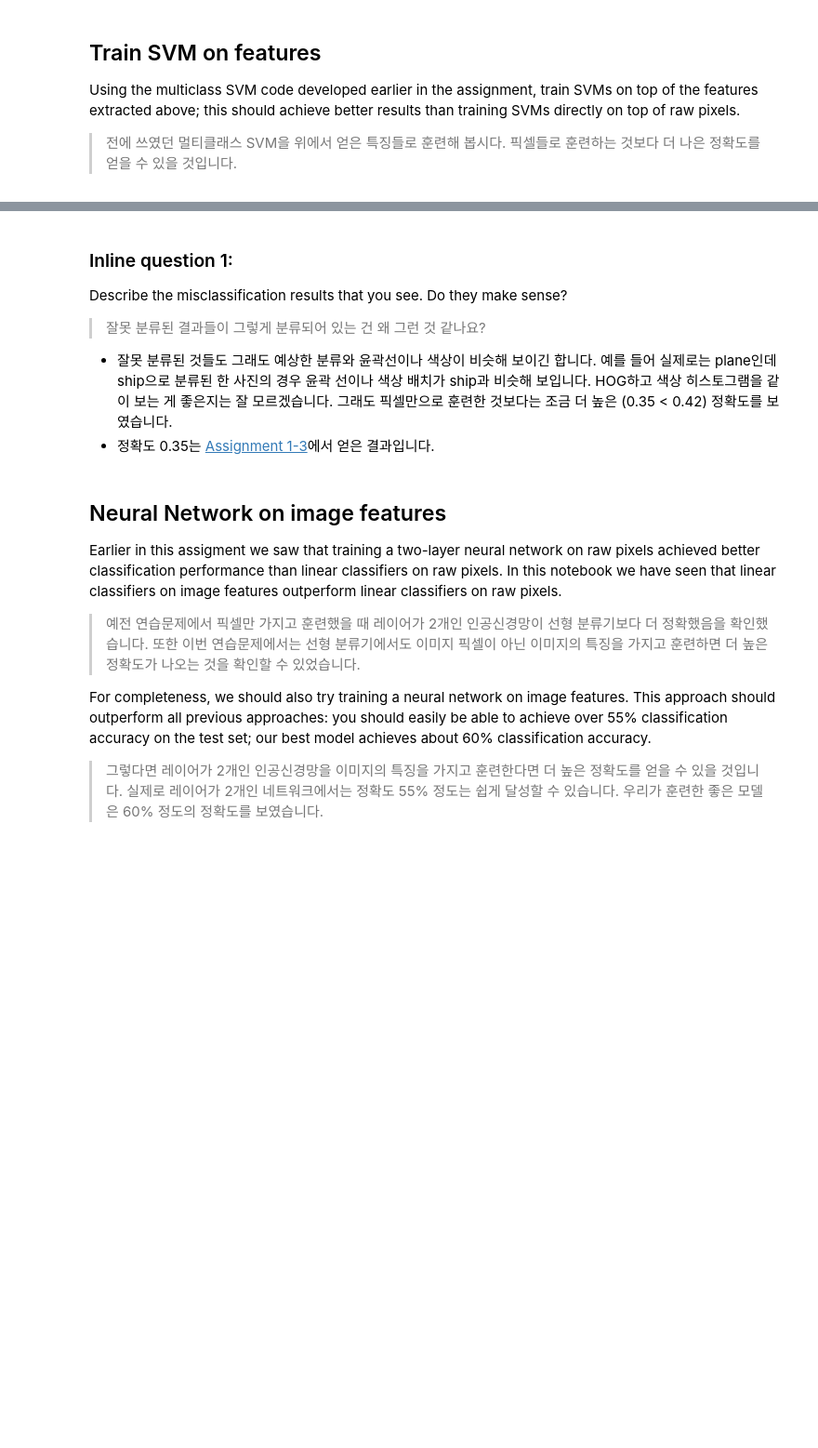
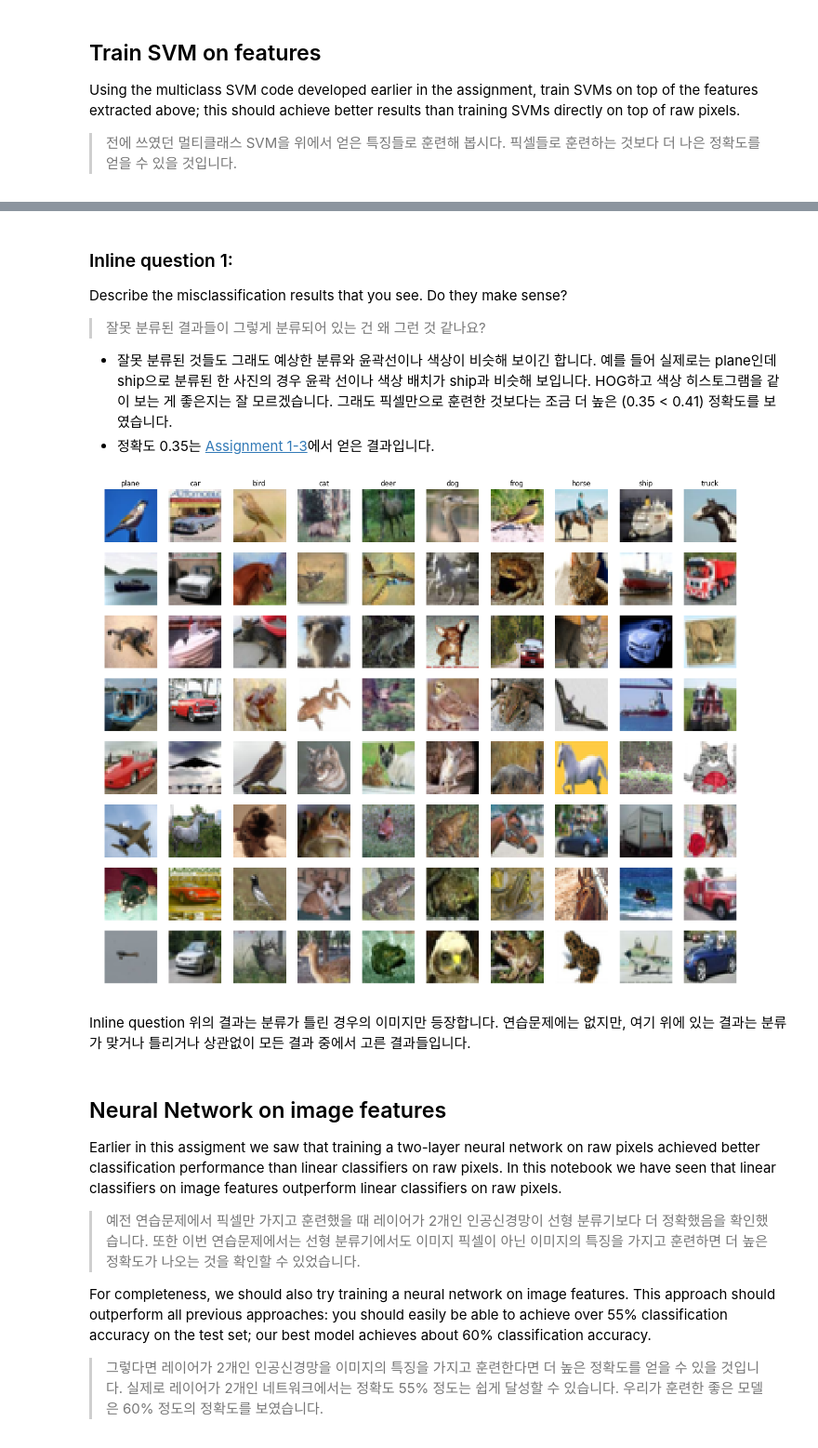
Before and after one commit to ailloli/cs231n-assignment1, a Jupyter notebook: features.ipynb, the cells around one changed output, grey strips where cells are left out. Shown at 93% size. Saved outputs shown, nothing was run; the diff lists cells and outputs as text; code cells hidden in the pictures; blank space fills up the shorter version.

```diff
--- a/features.ipynb
+++ b/features.ipynb
@@ -247,8 +247,27 @@ plt.show()
 Describe the misclassification results that you see. Do they make sense?
 > 잘못 분류된 결과들이 그렇게 분류되어 있는 건 왜 그런 것 같나요?
 
-* 잘못 분류된 것들도 그래도 예상한 분류와 윤곽선이나 색상이 비슷해 보이긴 합니다. 예를 들어 실제로는 plane인데 ship으로 분류된 한 사진의 경우 윤곽 선이나 색상 배치가 ship과 비슷해 보입니다. HOG하고 색상 히스토그램을 같이 보는 게 좋은지는 잘 모르겠습니다. 그래도 픽셀만으로 훈련한 것보다는 조금 더 높은 (0.35 < 0.42) 정확도를 보였습니다.
+* 잘못 분류된 것들도 그래도 예상한 분류와 윤곽선이나 색상이 비슷해 보이긴 합니다. 예를 들어 실제로는 plane인데 ship으로 분류된 한 사진의 경우 윤곽 선이나 색상 배치가 ship과 비슷해 보입니다. HOG하고 색상 히스토그램을 같이 보는 게 좋은지는 잘 모르겠습니다. 그래도 픽셀만으로 훈련한 것보다는 조금 더 높은 (0.35 < 0.41) 정확도를 보였습니다.
 * 정확도 0.35는 [Assignment 1-3](https://gitlab.com/mujjingun/cs231n-solutions-ailoli/blob/master/svm.ipynb)에서 얻은 결과입니다.
+# %%
+plt.rcParams['figure.figsize'] = (20.0, 16.0)
+
+examples_per_class = 8
+classes = ['plane', 'car', 'bird', 'cat', 'deer', 'dog', 'frog', 'horse', 'ship', 'truck']
+for cls, cls_name in enumerate(classes):
+    idxs = np.where(y_test_pred == cls)[0]
+    idxs = np.random.choice(idxs, examples_per_class, replace=False)
+    for i, idx in enumerate(idxs):
+        plt.subplot(examples_per_class, len(classes), i * len(classes) + cls + 1)
+        plt.imshow(X_test[idx].astype('uint8'))
+        plt.axis('off')
+        if i == 0:
+            plt.title(cls_name)
+plt.show()
+# %% [output]
+[figure, added]
+# %% [markdown]
+Inline question 위의 결과는 분류가 틀린 경우의 이미지만 등장합니다. 연습문제에는 없지만, 여기 위에 있는 결과는 분류가 맞거나 틀리거나 상관없이 모든 결과 중에서 고른 결과들입니다.
 # %% [markdown]
 ## Neural Network on image features
 Earlier in this assigment we saw that training a two-layer neural network on raw pixels achieved better classification performance than linear classifiers on raw pixels. In this notebook we have seen that linear classifiers on image features outperform linear classifiers on raw pixels.
```
Also changed, not shown: parts of 7 cells of this notebook.
